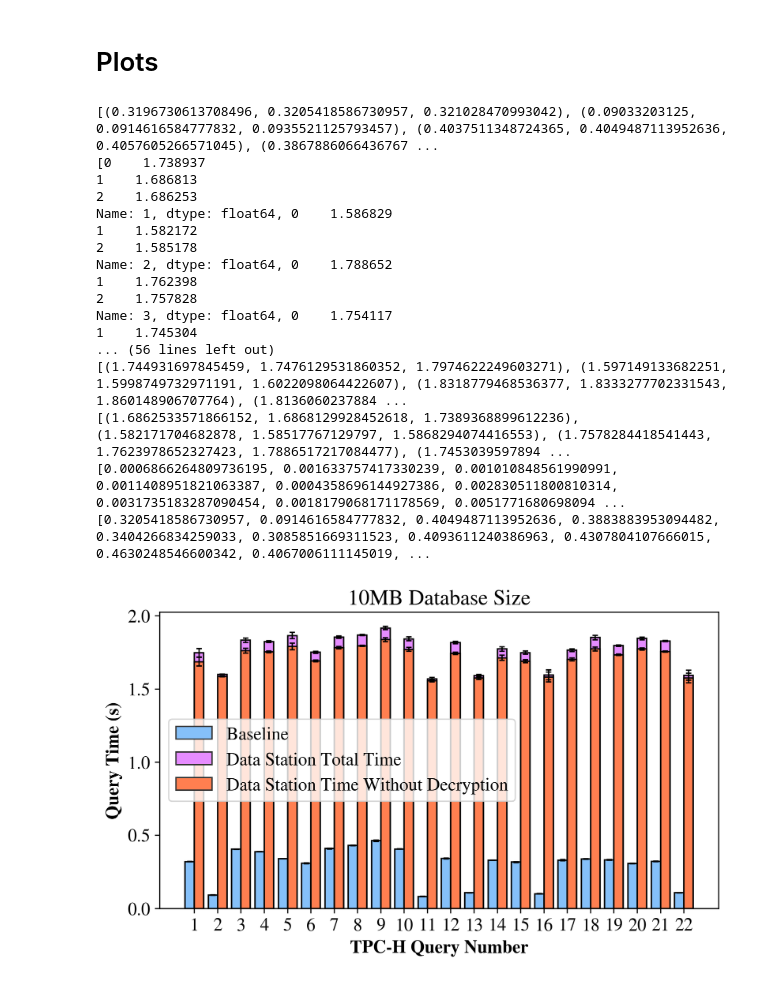
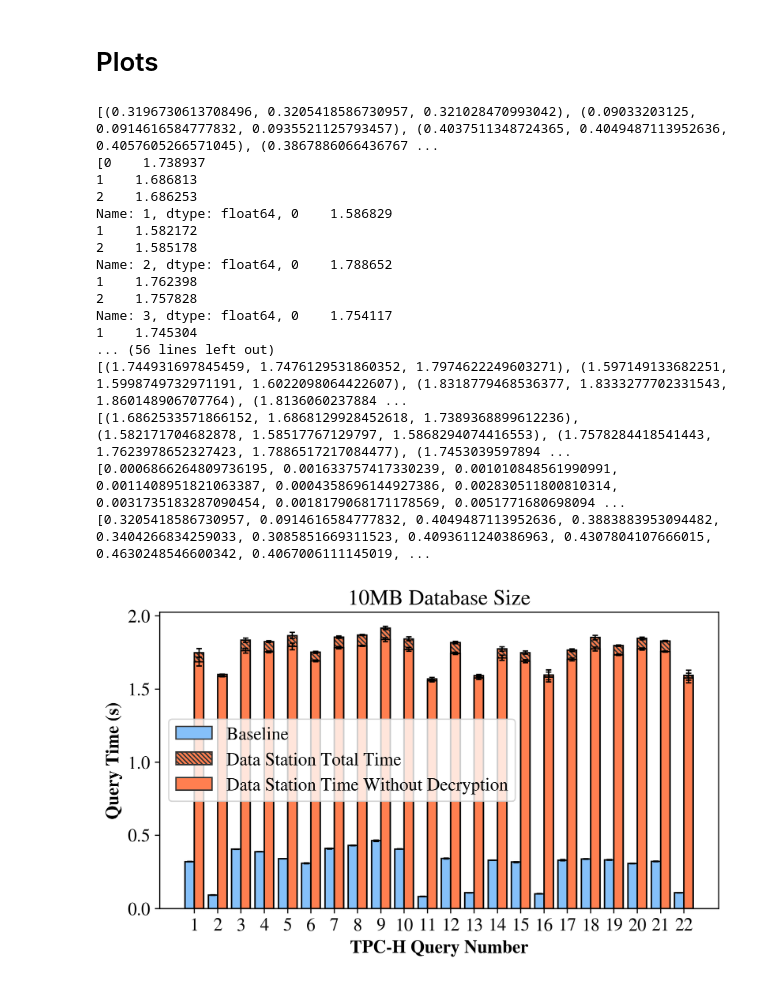
Before and after one commit to TheDataStation/datastation-escrow, a Jupyter notebook: data_comparisons/baseline/baseline_data_parsing.ipynb, the cells around one changed output. Drawn from its saved outputs; the diff is of its cells as text; code cells hidden in the pictures.

```diff
--- a/data_comparisons/baseline/baseline_data_parsing.ipynb
+++ b/data_comparisons/baseline/baseline_data_parsing.ipynb
@@ -266,8 +266,8 @@ plt.bar(x=X_axis+width/2,width=width,height=medians_right_tot,label="Data Statio
 #         # color='none',
 #         # color=colors_right[i],
         edgecolor=[0.2,0.2,0.2],
-#         # hatch="...",
-        color='#e68cff'
+        hatch='\\\\\\\\\\\\\\',
+        color='coral'
         )
 
 plt.bar(x=X_axis+width/2,width=width,height=medians_right_tot,yerr=stdev_right_tot,
@@ -296,34 +296,34 @@ plt.bar(x=X_axis+width/2,width=width,height=medians_right_bot,yerr=stdev_right_b
 
 
 plt.xlabel("TPC-H Query Number", fontweight="bold")
 plt.ylabel("Query Time (s)", fontweight="bold")
 plt.title("10MB Database Size")
 plt.legend()
 
 plt.xticks(X_axis, [col.name for col in data_right_tot])
 
 plt.savefig("10mb.pdf", bbox_inches='tight')
 
 plt.show()
 # %% [output]
 [(0.3196730613708496, 0.3205418586730957, 0.321028470993042), (0.09033203125, 0.0914616584777832, 0.0935521125793457), (0.4037511348724365, 0.4049487113952636, 0.4057605266571045), (0.3867886066436767 ...
 [0    1.738937
 1    1.686813
 2    1.686253
 Name: 1, dtype: float64, 0    1.586829
 1    1.582172
 2    1.585178
 Name: 2, dtype: float64, 0    1.788652
 1    1.762398
 2    1.757828
 Name: 3, dtype: float64, 0    1.754117
 1    1.745304
 ... (56 lines left out)
 [(1.744931697845459, 1.7476129531860352, 1.7974622249603271), (1.597149133682251, 1.5998749732971191, 1.6022098064422607), (1.8318779468536377, 1.8333277702331543, 1.860148906707764), (1.8136060237884 ...
 [(1.6862533571866152, 1.6868129928452618, 1.7389368899612236), (1.582171704682878, 1.58517767129797, 1.5868294074416553), (1.7578284418541443, 1.7623978652327423, 1.7886517217084477), (1.7453039597894 ...
 [0.0006866264809736195, 0.001633757417330239, 0.001010848561990991, 0.0011408951821063387, 0.0004358696144927386, 0.002830511800810314, 0.0031735183287090454, 0.0018179068171178569, 0.0051771680698094 ...
 [0.3205418586730957, 0.0914616584777832, 0.4049487113952636, 0.3883883953094482, 0.3404266834259033, 0.3085851669311523, 0.4093611240386963, 0.4307804107666015, 0.4630248546600342, 0.4067006111145019, ...
-[figure, old version]
+[figure, new version]
 # %%
 data_left = baseline_dict['100MB']
 data_left_mmm = [raw_mmm(col) for col in data_left]
```
Also changed, not shown: parts of 5 cells of this notebook, 5 other files.
